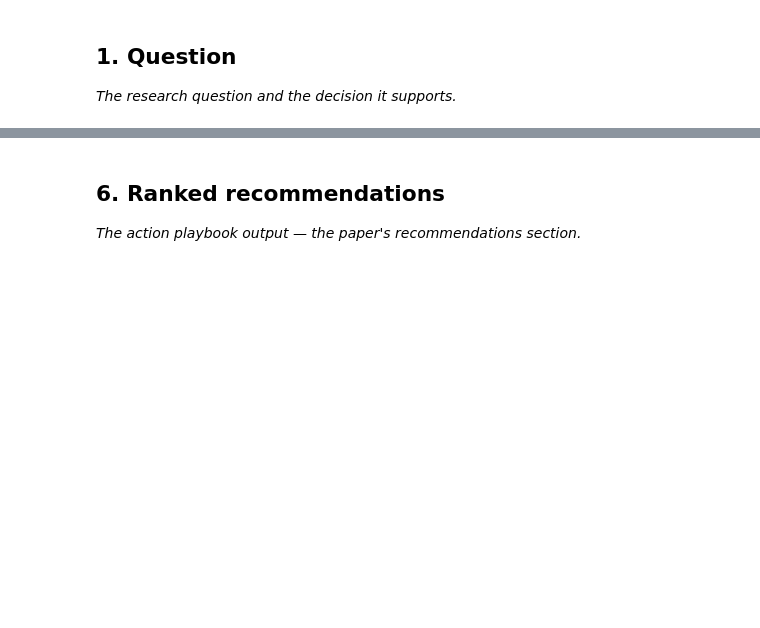
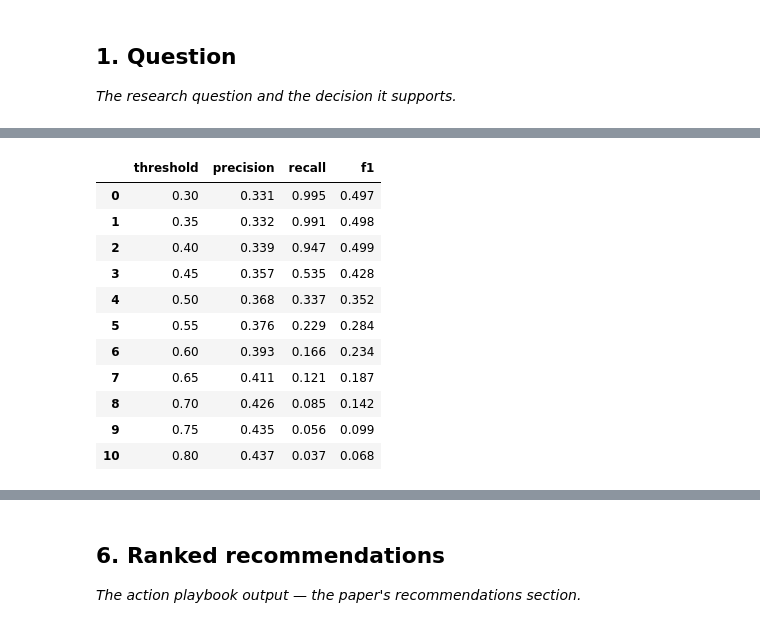
Before and after one commit to shweta1805/flyrank-ml-internship, a Jupyter notebook: work/notebooks/capstone.ipynb, the cells around one changed output, grey strips where cells are left out. Drawn from its saved outputs; the diff is of its cells as text; code cells hidden in the pictures; blank space fills up the shorter version.

```diff
--- a/work/notebooks/capstone.ipynb
+++ b/work/notebooks/capstone.ipynb
@@ -24,0 +541,57 @@ This skeleton is yours to fill. Work the sections **in order** — each one has
+# %%
+# Select the decision threshold using the validation set
+
+import numpy as np
+import pandas as pd
+from sklearn.metrics import precision_score, recall_score, f1_score
+
+validation_prob = logistic_model.predict_proba(X_validation)[:, 1]
+
+threshold_results = []
+
+for threshold in np.arange(0.30, 0.81, 0.05):
+    validation_pred = (
+        validation_prob >= threshold
+    ).astype(int)
+
+    precision = precision_score(
+        y_validation,
+        validation_pred,
+        zero_division=0
+    )
+
+    recall = recall_score(
+        y_validation,
+        validation_pred,
+        zero_division=0
+    )
+
+    f1 = f1_score(
+        y_validation,
+        validation_pred,
+        zero_division=0
+    )
+
+    threshold_results.append({
+        "threshold": round(float(threshold), 2),
+        "precision": precision,
+        "recall": recall,
+        "f1": f1
+    })
+
+threshold_table = pd.DataFrame(threshold_results)
+
+threshold_table.round(3)
+# %% [output]
+|  | threshold | precision | recall | f1 |
+| 0 | 0.30 | 0.331 | 0.995 | 0.497 |
+| 1 | 0.35 | 0.332 | 0.991 | 0.498 |
+| 2 | 0.40 | 0.339 | 0.947 | 0.499 |
+| 3 | 0.45 | 0.357 | 0.535 | 0.428 |
+| 4 | 0.50 | 0.368 | 0.337 | 0.352 |
+| 5 | 0.55 | 0.376 | 0.229 | 0.284 |
+| 6 | 0.60 | 0.393 | 0.166 | 0.234 |
+| 7 | 0.65 | 0.411 | 0.121 | 0.187 |
+| 8 | 0.70 | 0.426 | 0.085 | 0.142 |
+| 9 | 0.75 | 0.435 | 0.056 | 0.099 |
+| 10 | 0.80 | 0.437 | 0.037 | 0.068 |
```
Also changed, not shown: parts of 26 cells of this notebook.
